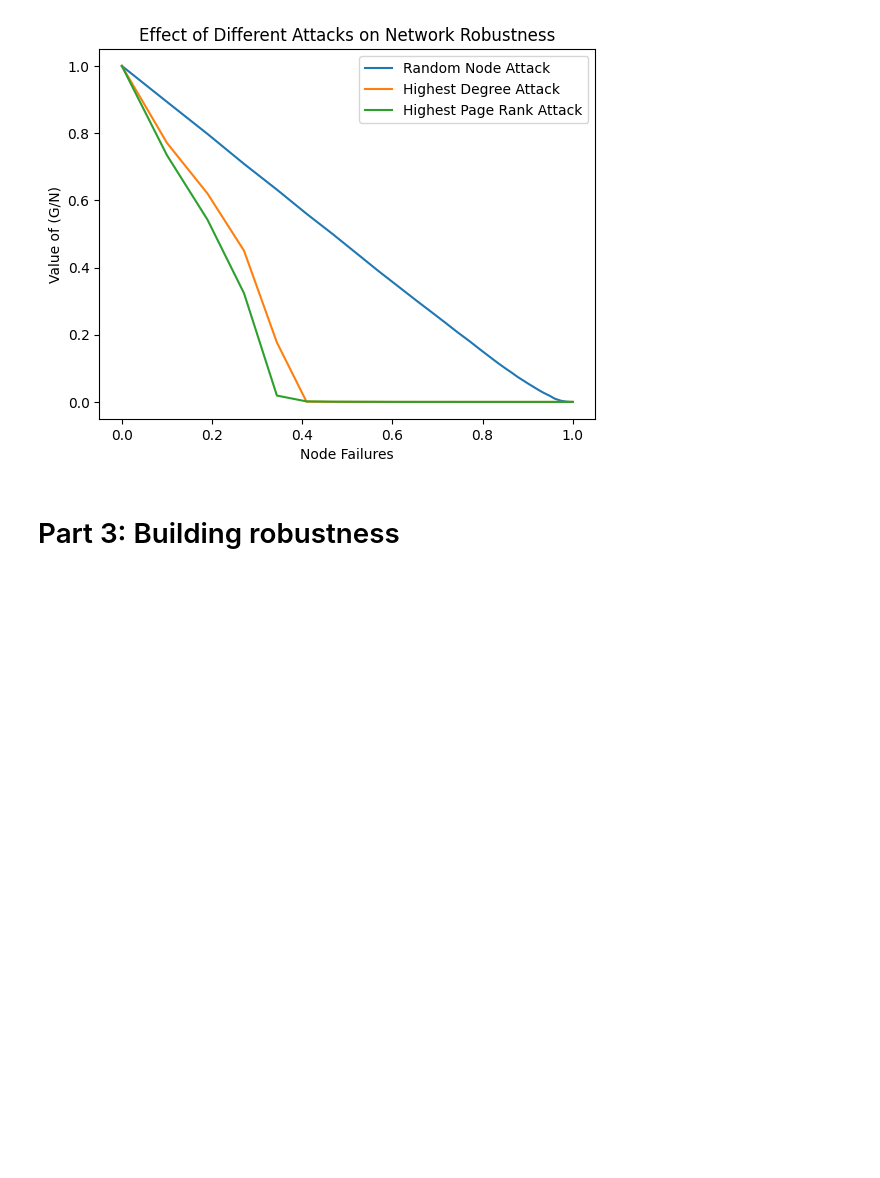
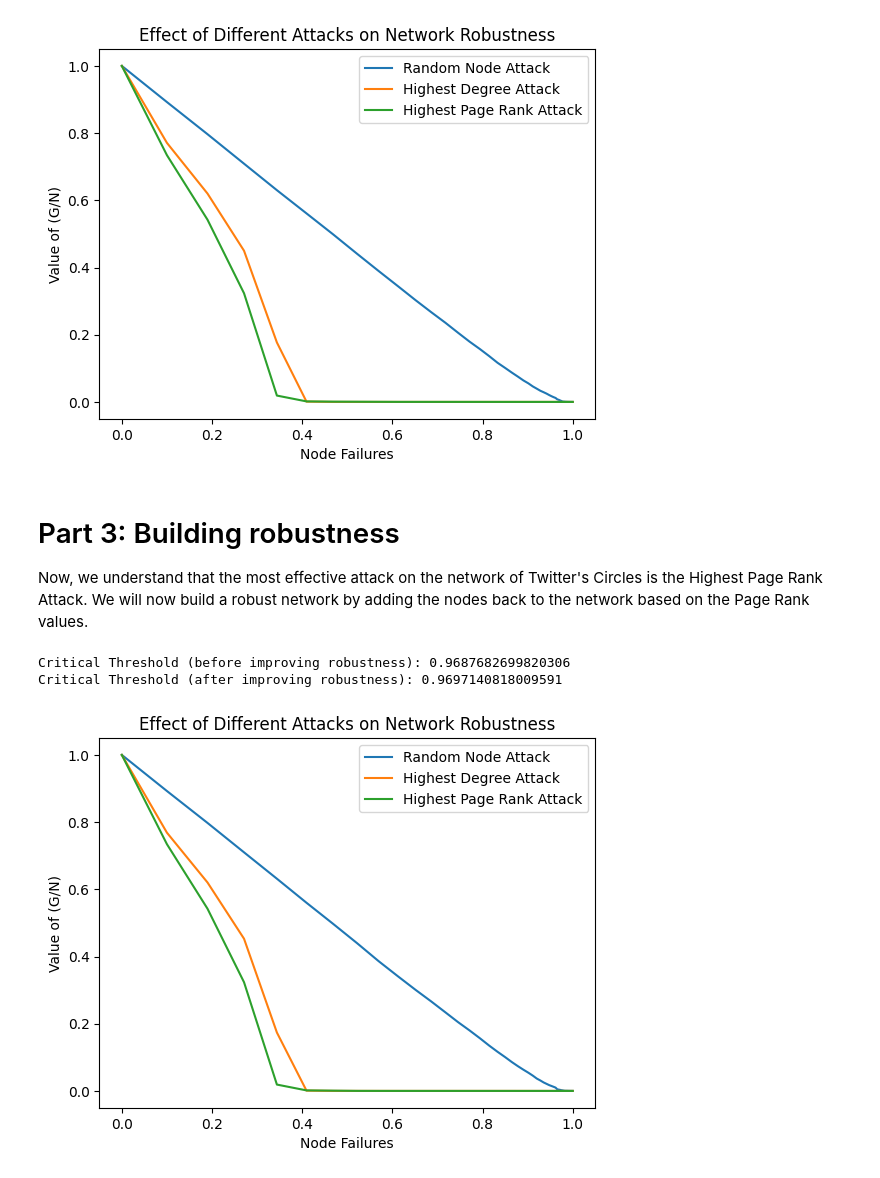
Before and after one commit to parsamlm/NetworkAnalysis, a Jupyter notebook: Step 3/network_robustness.ipynb, the cells around one changed output. Cells and saved outputs as stored; diff of their text form; code cells hidden in the pictures; blank space fills up the shorter version.

```diff
--- a/Step 3/network_robustness.ipynb
+++ b/Step 3/network_robustness.ipynb
@@ -22,13 +22,13 @@ def perform_attacks(graph, attack_types):
         current_graph = graph.copy()
         while len(current_graph.nodes) > 10:
             if attack_type == 'Random Node Attack':
-                current_graph = hp.remove_random_nodes_attack(current_graph, 0.1)
+                current_graph = helper.remove_random_nodes_attack(current_graph, 0.1)
             elif attack_type == 'Highest Degree Attack':
-                current_graph = hp.remove_highest_degree_nodes_attack(current_graph, 0.1)
+                current_graph = helper.remove_highest_degree_nodes_attack(current_graph, 0.1)
             elif attack_type == 'Highest Page Rank Attack':
-                current_graph = hp.remove_highest_page_rank_nodes_attack(current_graph, 0.1)
+                current_graph = helper.remove_highest_page_rank_nodes_attack(current_graph, 0.1)
             elif attack_type == 'Highest Betweenness Attack':
-                current_graph = hp.remove_highest_betweenness_nodes_attack(current_graph, 0.1)
+                current_graph = helper.remove_highest_betweenness_nodes_attack(current_graph, 0.1)
 
             giant_component = max(nx.connected_components(current_graph), key=len)
             giant_component_size = len(giant_component)
@@ -79,3 +79,38 @@ perform_attacks(G, attack_types)
 [figure]
 # %% [markdown]
 # Part 3: Building robustness
+Now, we understand that the most effective attack on the network of Twitter's Circles is the Highest Page Rank Attack. We will now build a robust network by adding the nodes back to the network based on the Page Rank values.
+# %%
+def improving_robustness(G, f):
+    page_rank = nx.pagerank(G)
+    sorted_nodes = sorted(page_rank, key=page_rank.get, reverse=True)
+    # calculate the average degree
+    k = sum(
+        dict(G.degree()).values()) / G.number_of_nodes()
+    f_c = 1 - (1 / (((k * k) / (k)) - 1))
+    print("Critical Threshold (before improving robustness):", f_c)
+
+    N = int(f * len(sorted_nodes))
+    critical_nodes = sorted_nodes[:N]
+
+    for node in critical_nodes:
+        non_connected_nodes = [n for n in G.nodes() if not G.has_edge(node, n) and n != node]
+        for target in non_connected_nodes[:5]:
+            G.add_edge(node, target)
+
+    k = sum(
+        dict(G.degree()).values()) / G.number_of_nodes()
+    f_c = 1 - (1 / (((k * k) / (k)) - 1))
+    print("Critical Threshold (after improving robustness):", f_c)
+    return G
+
+
+G = improving_robustness(G, 0.1)
+# %% [output]
+Critical Threshold (before improving robustness): 0.9687682699820306
+Critical Threshold (after improving robustness): 0.9697140818009591
+# %%
+attack_types = ['Random Node Attack', 'Highest Degree Attack', 'Highest Page Rank Attack']
+perform_attacks(G, attack_types)
+# %% [output]
+[figure, added]
```
Also changed, not shown: parts of 3 cells of this notebook.
